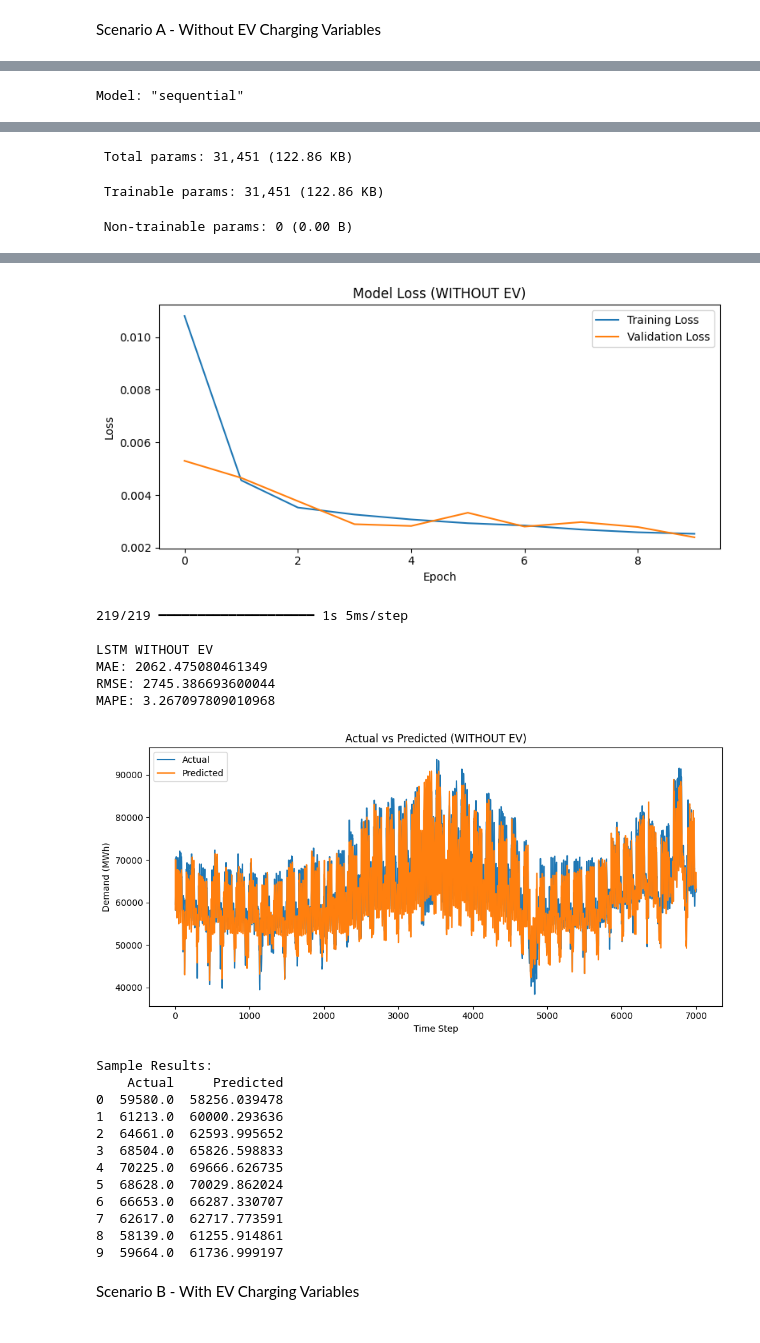
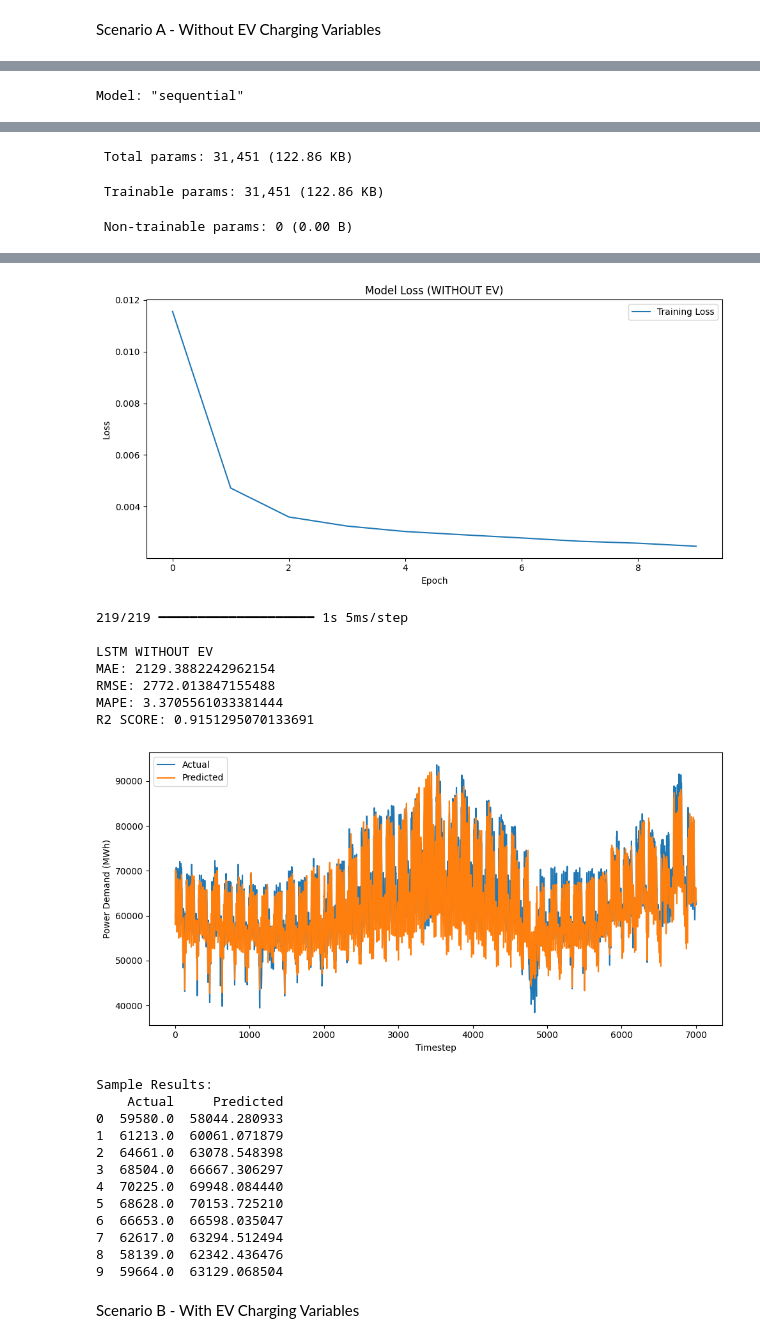
Before and after one commit to chevalier08/CST3390-Individual-Project, a Jupyter notebook: EV_data_analysis.ipynb, the cells around one changed output, grey strips where cells are left out. Saved outputs shown, nothing was run; the diff lists cells and outputs as text; code cells hidden in the pictures.

```diff
--- a/EV_data_analysis.ipynb
+++ b/EV_data_analysis.ipynb
@@ -465,7 +481,7 @@ import pandas as pd
 import matplotlib.pyplot as plt
 
 from sklearn.preprocessing import MinMaxScaler
-from sklearn.metrics import mean_squared_error, mean_absolute_error
+from sklearn.metrics import mean_squared_error, mean_absolute_error, r2_score
 
 from tensorflow.keras.models import Sequential
 from tensorflow.keras.layers import LSTM, Dense
@@ -532,14 +548,14 @@ history = model.fit(
     y_train,
     epochs=10,
     batch_size=32,
-    validation_data=(X_test, y_test),
+    #validation_data=(X_test, y_test),
     verbose=1
 )
 
 # ---------- 9. Plot training loss ----------
-plt.figure(figsize=(8, 4))
+plt.figure(figsize=(10, 5))
 plt.plot(history.history["loss"], label="Training Loss")
-plt.plot(history.history["val_loss"], label="Validation Loss")
+#plt.plot(history.history["val_loss"], label="Validation Loss")
 plt.title("Model Loss (WITHOUT EV)")
 plt.xlabel("Epoch")
 plt.ylabel("Loss")
@@ -562,19 +578,21 @@ y_test_actual = scaler.inverse_transform(temp)[:, -1]
 mae = mean_absolute_error(y_test_actual, predictions)
 rmse = np.sqrt(mean_squared_error(y_test_actual, predictions))
 mape = np.mean(np.abs((y_test_actual - predictions) / y_test_actual)) * 100
+r2 = r2_score(y_test_actual, predictions)
 
 print("\nLSTM WITHOUT EV")
 print("MAE:", mae)
 print("RMSE:", rmse)
 print("MAPE:", mape)
+print("R2 SCORE:", r2)
 
 # ---------- 13. Plot predictions ----------
 plt.figure(figsize=(10, 5))
 plt.plot(y_test_actual, label="Actual")
 plt.plot(predictions, label="Predicted")
-plt.title("Actual vs Predicted (WITHOUT EV)")
-plt.xlabel("Time Step")
-plt.ylabel("Demand (MWh)")
+#plt.title("Actual vs Predicted (WITHOUT EV)")
+plt.xlabel("Timestep")
+plt.ylabel("Power Demand (MWh)")
 plt.legend()
 plt.tight_layout()
 plt.show()
@@ -635,23 +653,24 @@ Epoch 10/10
-[figure, old version]
+[figure, new version]
 219/219 ━━━━━━━━━━━━━━━━━━━━ 1s 5ms/step
 
 LSTM WITHOUT EV
-MAE: 2062.475080461349
-RMSE: 2745.386693600044
-MAPE: 3.267097809010968
+MAE: 2129.3882242962154
+RMSE: 2772.013847155488
+MAPE: 3.3705561033381444
+R2 SCORE: 0.9151295070133691
-[figure, old version]
+[figure, new version]
 Sample Results:
     Actual     Predicted
-0  59580.0  58256.039478
-1  61213.0  60000.293636
-2  64661.0  62593.995652
-3  68504.0  65826.598833
-4  70225.0  69666.626735
-5  68628.0  70029.862024
-6  66653.0  66287.330707
-7  62617.0  62717.773591
-8  58139.0  61255.914861
-9  59664.0  61736.999197
+0  59580.0  58044.280933
+1  61213.0  60061.071879
+2  64661.0  63078.548398
+3  68504.0  66667.306297
+4  70225.0  69948.084440
+5  68628.0  70153.725210
+6  66653.0  66598.035047
+7  62617.0  63294.512494
+8  58139.0  62342.436476
+9  59664.0  63129.068504
 # %% [markdown]
 Scenario B - With EV Charging Variables
 # %%
```
Also changed, not shown: parts of 6 cells of this notebook.
